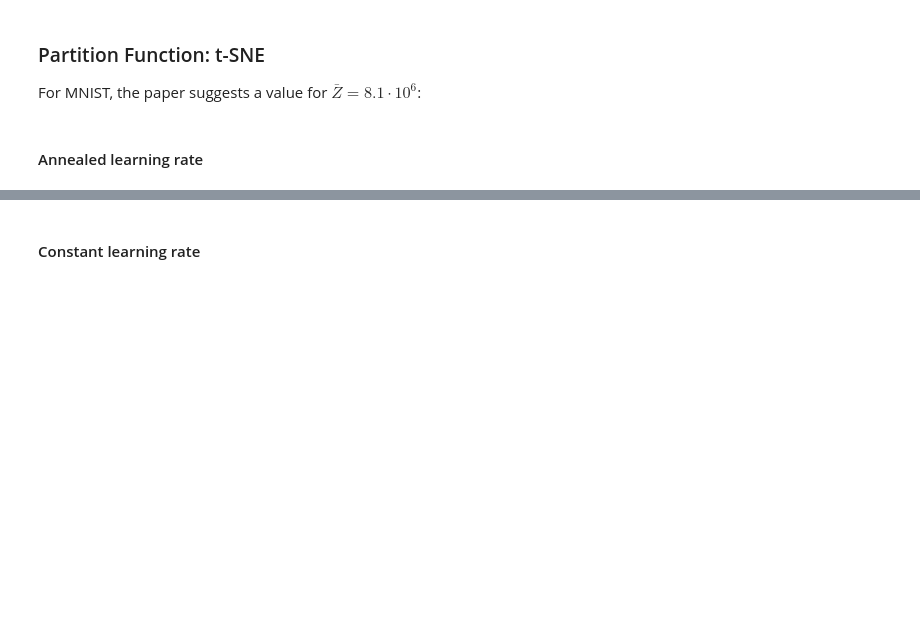
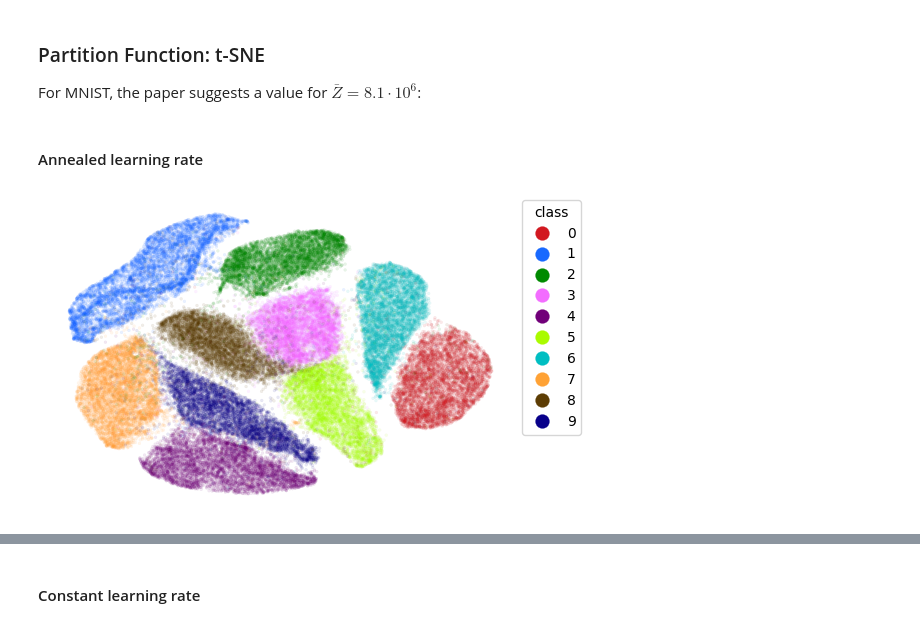
Before and after one commit to jlmelville/drnb, a Jupyter notebook: notebooks/embed-pipeline/negumap.ipynb, the cells around one changed output, grey strips where cells are left out. Saved outputs shown, nothing was run; the diff lists cells and outputs as text; code cells hidden in the pictures; blank space fills up the shorter version.

```diff
--- a/notebooks/embed-pipeline/negumap.ipynb
+++ b/notebooks/embed-pipeline/negumap.ipynb
@@ -74,3 +74,11 @@ def exaggerate(method, dataset, *, params=None):
 For MNIST, the paper suggests a value for $\bar{Z} = 8.1 \cdot 10^6$:
 # %% [markdown]
 #### Annealed learning rate
+# %%
+exaggerate(
+    "negtsne",
+    params=dict(repulsion_strength=8.1e6, n_epochs=500, anneal_lr=True),
+    dataset="mnist",
+)
+# %% [output]
+[figure, added]
```
Also changed, not shown: parts of 14 cells of this notebook, 11 other files.
